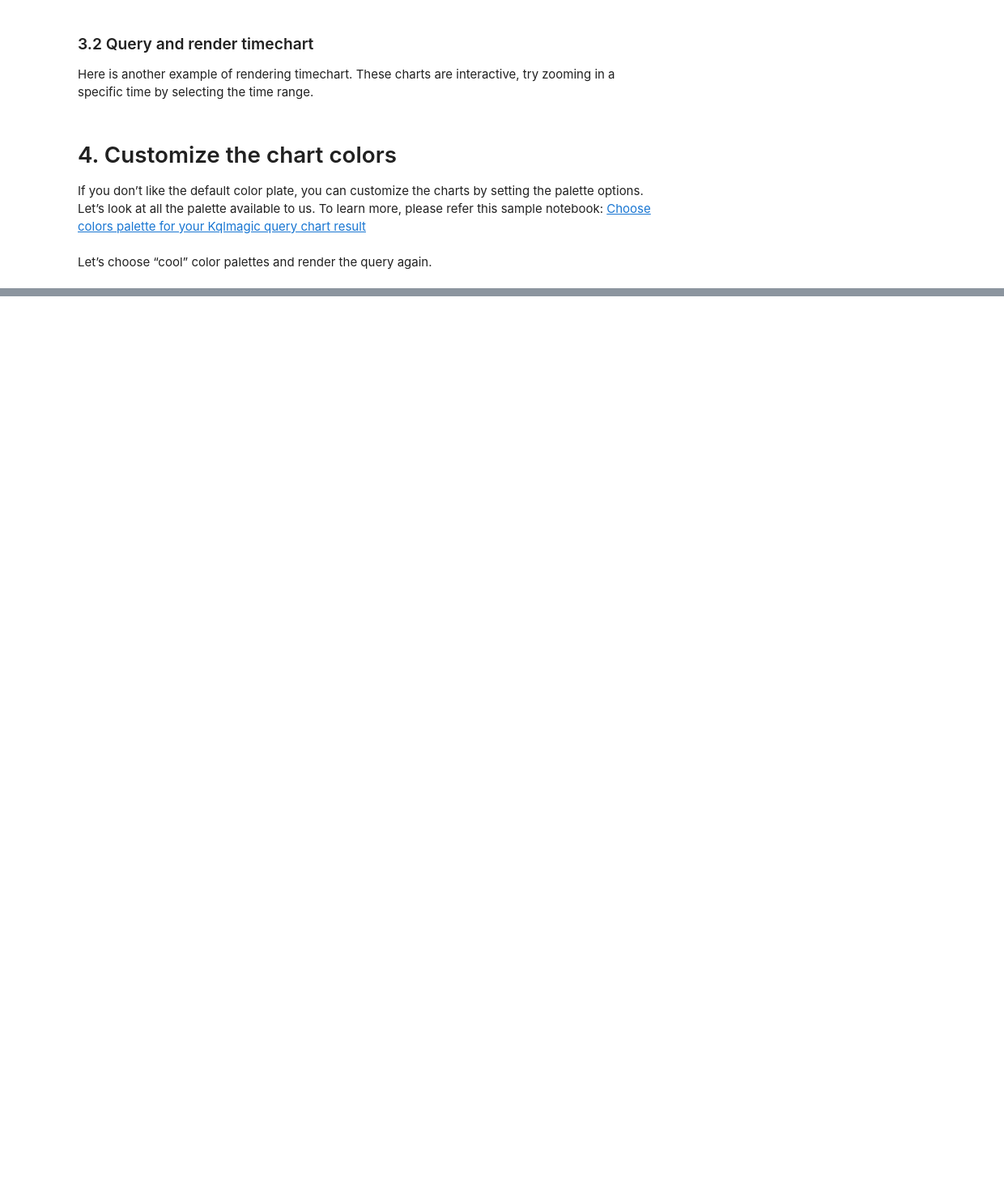
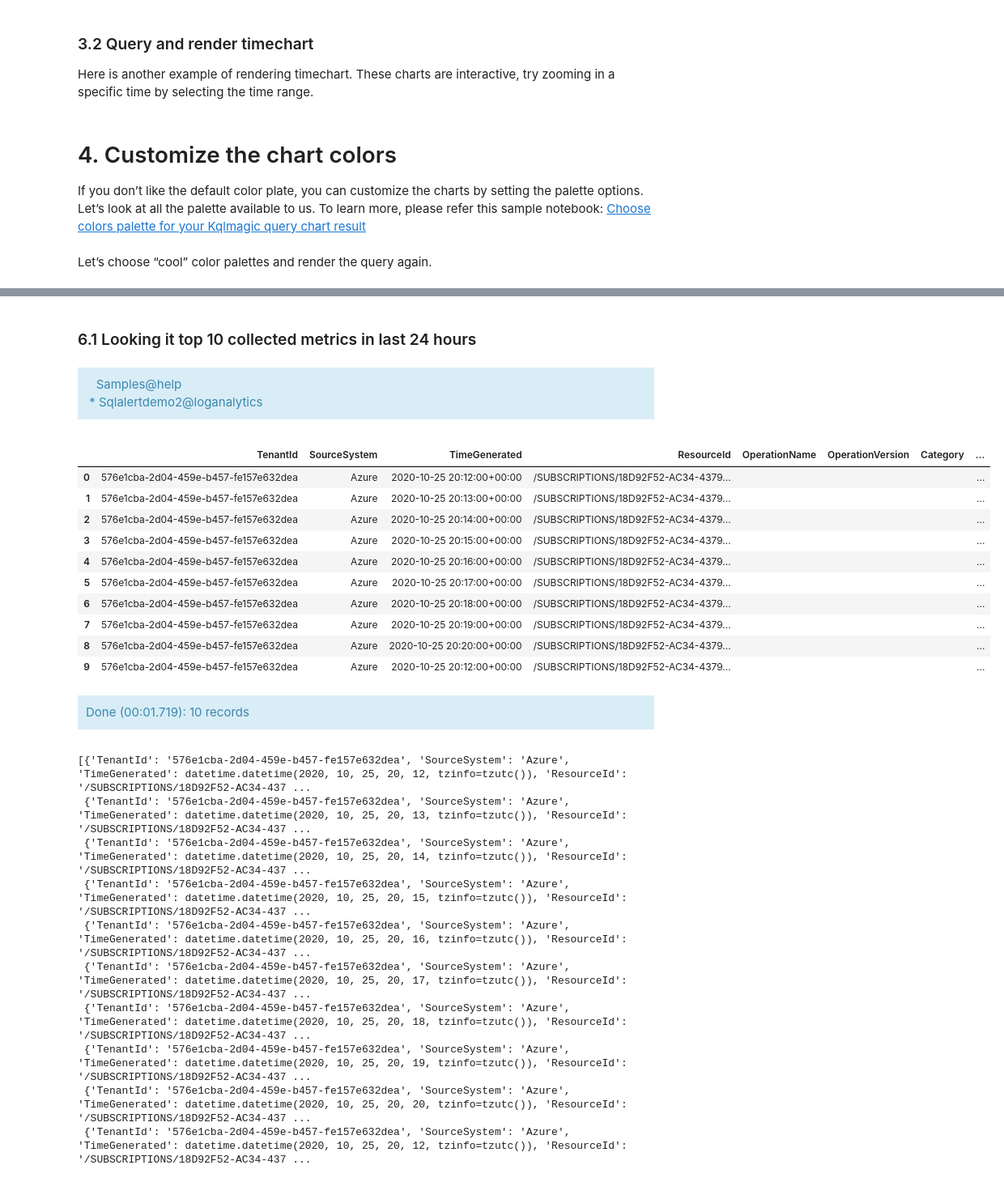
Before and after one commit to sqlworldwide/Presentations, a Jupyter notebook: Kusto Query Language/Getting Started with kqlmagic on Azure Data Explorer.ipynb, the cells around one changed output, grey strips where cells are left out. Shown at 81% size. Cells and saved outputs as stored; diff of their text form; code cells hidden in the pictures; blank space fills up the shorter version.

```diff
--- a/Kusto Query Language/Getting Started with kqlmagic on Azure Data Explorer.ipynb
+++ b/Kusto Query Language/Getting Started with kqlmagic on Azure Data Explorer.ipynb
@@ -135,0 +98,32 @@ Run the help command to know more and explore the following sample notebooks tha
+# %% [markdown]
+### 6.1 Looking it top 10 collected metrics in last 24 hours
+# %%
+%%kql
+AzureMetrics
+| where TimeGenerated > ago(24h)
+| limit 10
+# %% [output]
+Samples@help
+* Sqlalertdemo2@loganalytics
+|  | TenantId | SourceSystem | TimeGenerated | ResourceId | OperationName | OperationVersion | Category | ... |
+| 0 | 576e1cba-2d04-459e-b457-fe157e632dea | Azure | 2020-10-25 20:12:00+00:00 | /SUBSCRIPTIONS/18D92F52-AC34-4379... |  |  |  | ... |
+| 1 | 576e1cba-2d04-459e-b457-fe157e632dea | Azure | 2020-10-25 20:13:00+00:00 | /SUBSCRIPTIONS/18D92F52-AC34-4379... |  |  |  | ... |
+| 2 | 576e1cba-2d04-459e-b457-fe157e632dea | Azure | 2020-10-25 20:14:00+00:00 | /SUBSCRIPTIONS/18D92F52-AC34-4379... |  |  |  | ... |
+| 3 | 576e1cba-2d04-459e-b457-fe157e632dea | Azure | 2020-10-25 20:15:00+00:00 | /SUBSCRIPTIONS/18D92F52-AC34-4379... |  |  |  | ... |
+| 4 | 576e1cba-2d04-459e-b457-fe157e632dea | Azure | 2020-10-25 20:16:00+00:00 | /SUBSCRIPTIONS/18D92F52-AC34-4379... |  |  |  | ... |
+| 5 | 576e1cba-2d04-459e-b457-fe157e632dea | Azure | 2020-10-25 20:17:00+00:00 | /SUBSCRIPTIONS/18D92F52-AC34-4379... |  |  |  | ... |
+| 6 | 576e1cba-2d04-459e-b457-fe157e632dea | Azure | 2020-10-25 20:18:00+00:00 | /SUBSCRIPTIONS/18D92F52-AC34-4379... |  |  |  | ... |
+| 7 | 576e1cba-2d04-459e-b457-fe157e632dea | Azure | 2020-10-25 20:19:00+00:00 | /SUBSCRIPTIONS/18D92F52-AC34-4379... |  |  |  | ... |
+| 8 | 576e1cba-2d04-459e-b457-fe157e632dea | Azure | 2020-10-25 20:20:00+00:00 | /SUBSCRIPTIONS/18D92F52-AC34-4379... |  |  |  | ... |
+| 9 | 576e1cba-2d04-459e-b457-fe157e632dea | Azure | 2020-10-25 20:12:00+00:00 | /SUBSCRIPTIONS/18D92F52-AC34-4379... |  |  |  | ... |
+Done (00:01.719): 10 records
+[{'TenantId': '576e1cba-2d04-459e-b457-fe157e632dea', 'SourceSystem': 'Azure', 'TimeGenerated': datetime.datetime(2020, 10, 25, 20, 12, tzinfo=tzutc()), 'ResourceId': '/SUBSCRIPTIONS/18D92F52-AC34-437 ...
+ {'TenantId': '576e1cba-2d04-459e-b457-fe157e632dea', 'SourceSystem': 'Azure', 'TimeGenerated': datetime.datetime(2020, 10, 25, 20, 13, tzinfo=tzutc()), 'ResourceId': '/SUBSCRIPTIONS/18D92F52-AC34-437 ...
+ {'TenantId': '576e1cba-2d04-459e-b457-fe157e632dea', 'SourceSystem': 'Azure', 'TimeGenerated': datetime.datetime(2020, 10, 25, 20, 14, tzinfo=tzutc()), 'ResourceId': '/SUBSCRIPTIONS/18D92F52-AC34-437 ...
+ {'TenantId': '576e1cba-2d04-459e-b457-fe157e632dea', 'SourceSystem': 'Azure', 'TimeGenerated': datetime.datetime(2020, 10, 25, 20, 15, tzinfo=tzutc()), 'ResourceId': '/SUBSCRIPTIONS/18D92F52-AC34-437 ...
+ {'TenantId': '576e1cba-2d04-459e-b457-fe157e632dea', 'SourceSystem': 'Azure', 'TimeGenerated': datetime.datetime(2020, 10, 25, 20, 16, tzinfo=tzutc()), 'ResourceId': '/SUBSCRIPTIONS/18D92F52-AC34-437 ...
+ {'TenantId': '576e1cba-2d04-459e-b457-fe157e632dea', 'SourceSystem': 'Azure', 'TimeGenerated': datetime.datetime(2020, 10, 25, 20, 17, tzinfo=tzutc()), 'ResourceId': '/SUBSCRIPTIONS/18D92F52-AC34-437 ...
+ {'TenantId': '576e1cba-2d04-459e-b457-fe157e632dea', 'SourceSystem': 'Azure', 'TimeGenerated': datetime.datetime(2020, 10, 25, 20, 18, tzinfo=tzutc()), 'ResourceId': '/SUBSCRIPTIONS/18D92F52-AC34-437 ...
+ {'TenantId': '576e1cba-2d04-459e-b457-fe157e632dea', 'SourceSystem': 'Azure', 'TimeGenerated': datetime.datetime(2020, 10, 25, 20, 19, tzinfo=tzutc()), 'ResourceId': '/SUBSCRIPTIONS/18D92F52-AC34-437 ...
+ {'TenantId': '576e1cba-2d04-459e-b457-fe157e632dea', 'SourceSystem': 'Azure', 'TimeGenerated': datetime.datetime(2020, 10, 25, 20, 20, tzinfo=tzutc()), 'ResourceId': '/SUBSCRIPTIONS/18D92F52-AC34-437 ...
+ {'TenantId': '576e1cba-2d04-459e-b457-fe157e632dea', 'SourceSystem': 'Azure', 'TimeGenerated': datetime.datetime(2020, 10, 25, 20, 12, tzinfo=tzutc()), 'ResourceId': '/SUBSCRIPTIONS/18D92F52-AC34-437 ...
```
Also changed, not shown: parts of 19 cells of this notebook, 9 other files.
